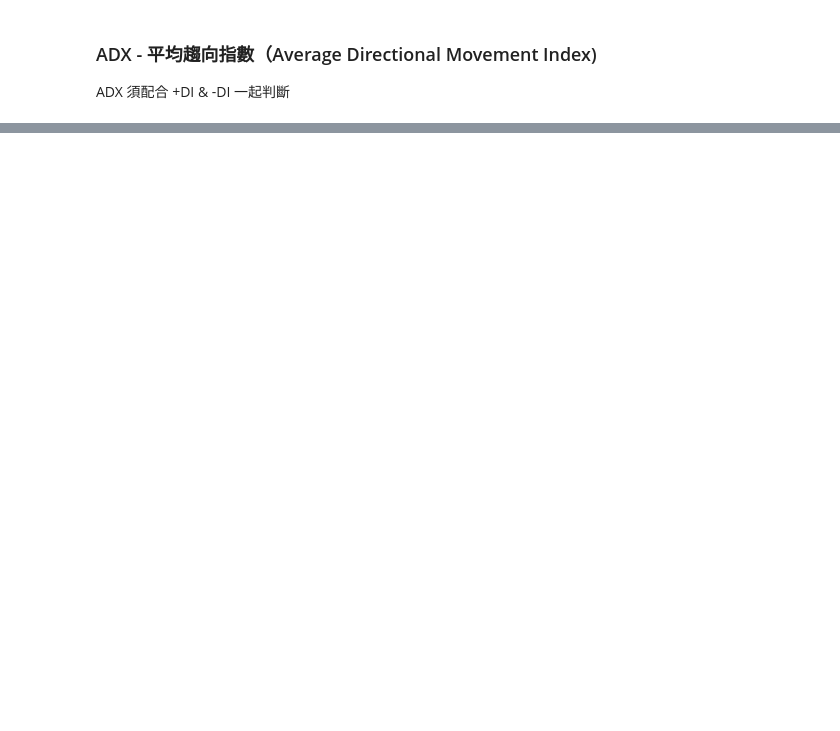
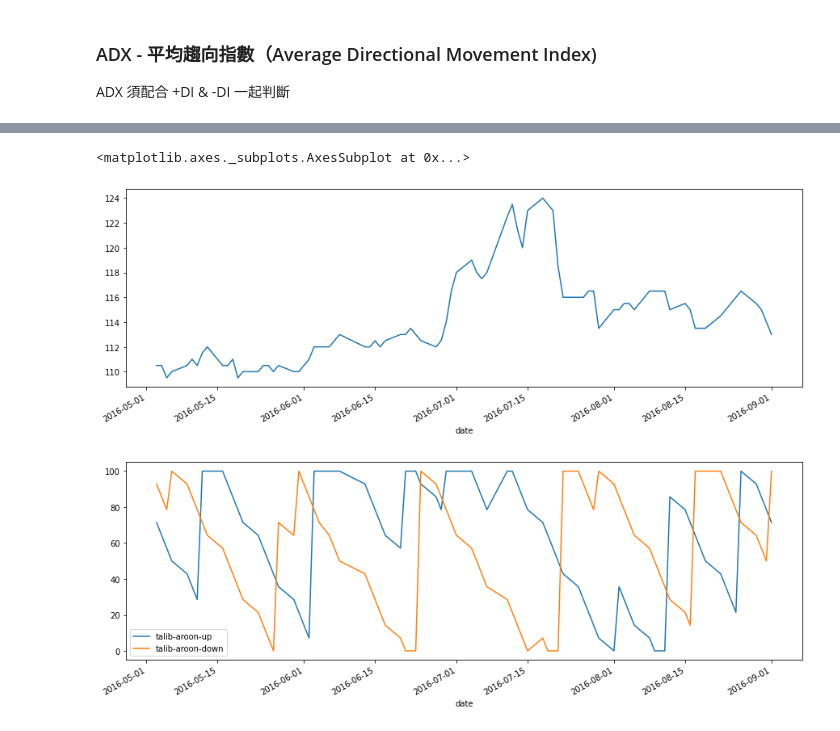
Before and after one commit to steny138/TWStockML, a Jupyter notebook: lyctwstock/technical-analysis.ipynb, the cells around one changed output, grey strips where cells are left out. Saved outputs shown, nothing was run; the diff lists cells and outputs as text; code cells hidden in the pictures; blank space fills up the shorter version.

```diff
--- a/lyctwstock/technical-analysis.ipynb
+++ b/lyctwstock/technical-analysis.ipynb
@@ -134,0 +140,9 @@ df['talib-adxr'] = talib.ADXR(df['High'], df['Low'], df['Close'], timeperiod=14)
+# %%
+df_apo = df[['Close']].copy()
+
+df_apo['talib-ma26'] = talib.MA(df['Close'], timeperiod=26)
+df_apo['talib-ma12'] = talib.MA(df['Close'], timeperiod=12)
+
+df['talib-apo'] = talib.APO(df['Close'], fastperiod=12, slowperiod=26)
+
+df['apo'] = abs(df_apo['talib-ma26'] - df_apo['talib-ma12'])
@@ -134,0 +151,9 @@ df['talib-adxr'] = talib.ADXR(df['High'], df['Low'], df['Close'], timeperiod=14)
+# %%
+(aroondown, aroonup) = talib.AROON(df['High'], df['Low'], adx_period)
+
+df['talib-aroon-up'] = aroonup
+df['talib-aroon-down'] = aroondown
+
+# df.loc[df['High'].rolling(adx_period).apply(lambda x: x.argmax())]
+
+df_aroon = df['High'].rolling(adx_period).apply(lambda x: x[[x.argmax()]]).head(40)
@@ -134,0 +263,10 @@ df['talib-adxr'] = talib.ADXR(df['High'], df['Low'], df['Close'], timeperiod=14)
+# %%
+start='2016-05-01'
+end='2016-09-01'
+
+df['Close'].loc[start:end].plot(figsize=(15,5))
+df[['talib-aroon-up','talib-aroon-down']].loc[start:end].plot(figsize=(15,5))
+# %% [output]
+<matplotlib.axes._subplots.AxesSubplot at 0x...>
+[figure, added]
+[figure, added]
```
Also changed, not shown: parts of 15 cells of this notebook.
